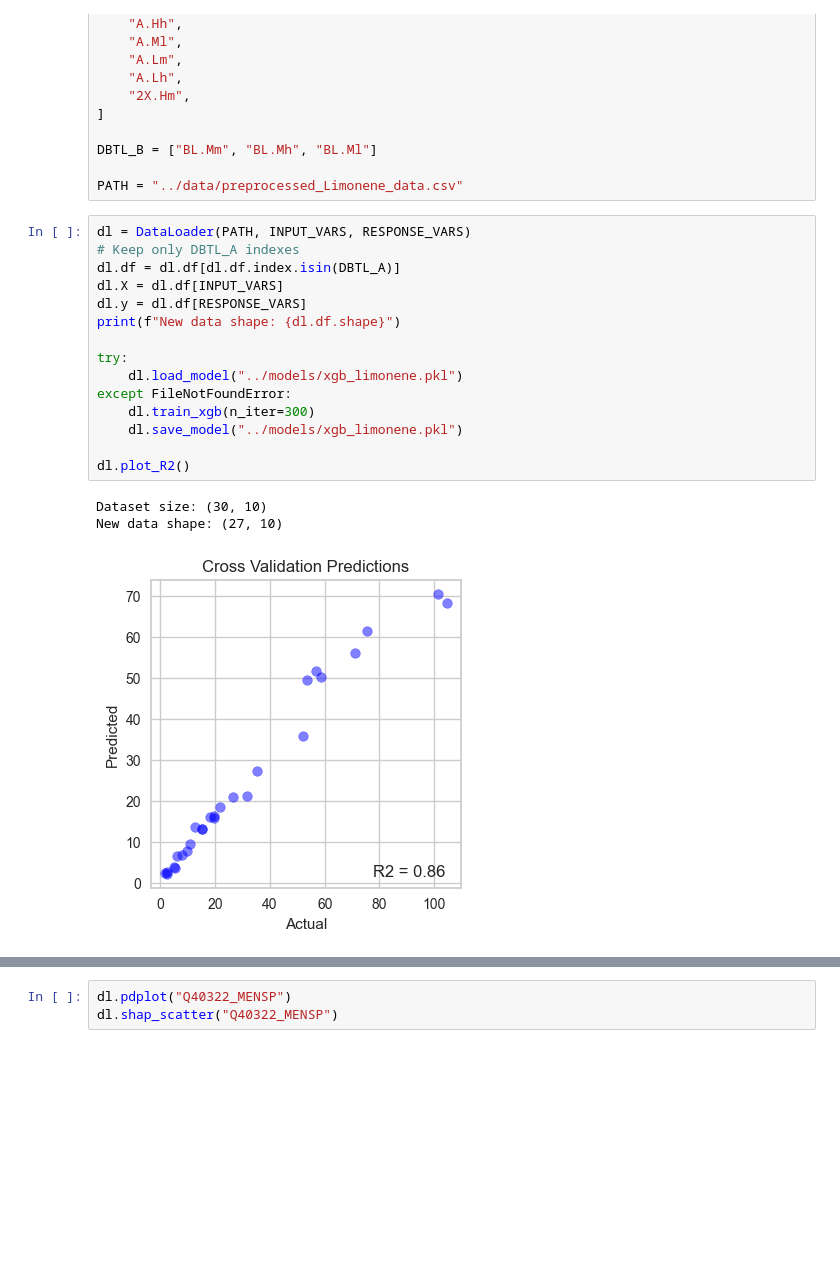
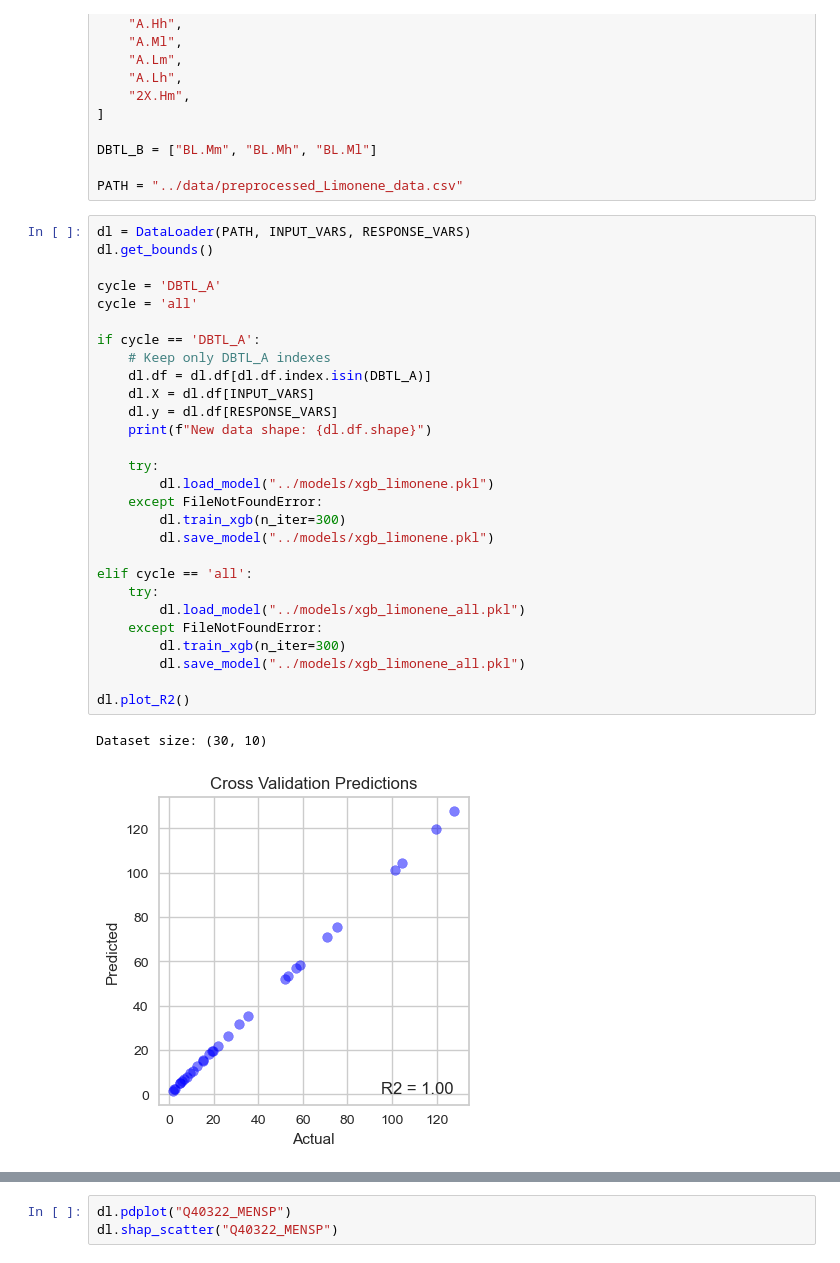
Before and after one commit to costasmexis/straindesignXAI, a Jupyter notebook: notebooks/Limonene.ipynb, the cells around one changed output, grey strips where cells are left out. Saved outputs shown, nothing was run; the diff lists cells and outputs as text; blank space fills up the shorter version.

```diff
--- a/notebooks/Limonene.ipynb
+++ b/notebooks/Limonene.ipynb
@@ -75,23 +75,35 @@ DBTL_B = ["BL.Mm", "BL.Mh", "BL.Ml"]
 PATH = "../data/preprocessed_Limonene_data.csv"
 # %%
 dl = DataLoader(PATH, INPUT_VARS, RESPONSE_VARS)
-# Keep only DBTL_A indexes
-dl.df = dl.df[dl.df.index.isin(DBTL_A)]
-dl.X = dl.df[INPUT_VARS]
-dl.y = dl.df[RESPONSE_VARS]
-print(f"New data shape: {dl.df.shape}")
+dl.get_bounds()
 
-try:
-    dl.load_model("../models/xgb_limonene.pkl")
-except FileNotFoundError:
-    dl.train_xgb(n_iter=300)
-    dl.save_model("../models/xgb_limonene.pkl")
+cycle = 'DBTL_A'
+cycle = 'all'
+
+if cycle == 'DBTL_A':
+    # Keep only DBTL_A indexes
+    dl.df = dl.df[dl.df.index.isin(DBTL_A)]
+    dl.X = dl.df[INPUT_VARS]
+    dl.y = dl.df[RESPONSE_VARS]
+    print(f"New data shape: {dl.df.shape}")
+
+    try:
+        dl.load_model("../models/xgb_limonene.pkl")
+    except FileNotFoundError:
+        dl.train_xgb(n_iter=300)
+        dl.save_model("../models/xgb_limonene.pkl")
+
+elif cycle == 'all':
+    try:
+        dl.load_model("../models/xgb_limonene_all.pkl")
+    except FileNotFoundError:
+        dl.train_xgb(n_iter=300)
+        dl.save_model("../models/xgb_limonene_all.pkl")
 
 dl.plot_R2()
 # %% [output]
 Dataset size: (30, 10)
-New data shape: (27, 10)
-[figure, old version]
+[figure, new version]
 # %%
 dl.get_shap_values()
 # %% [output]
```
Also changed, not shown: parts of 9 cells of this notebook, 2 other files.
